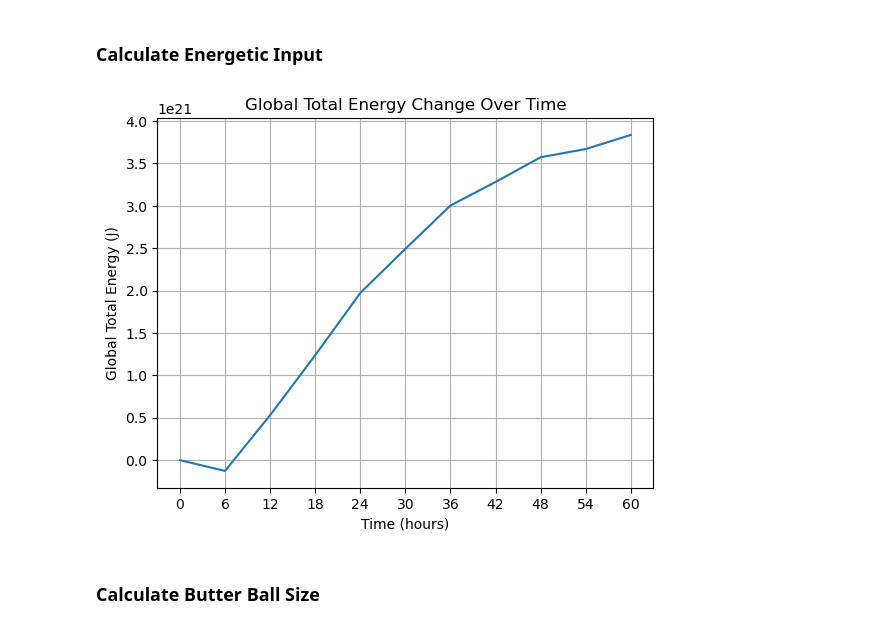
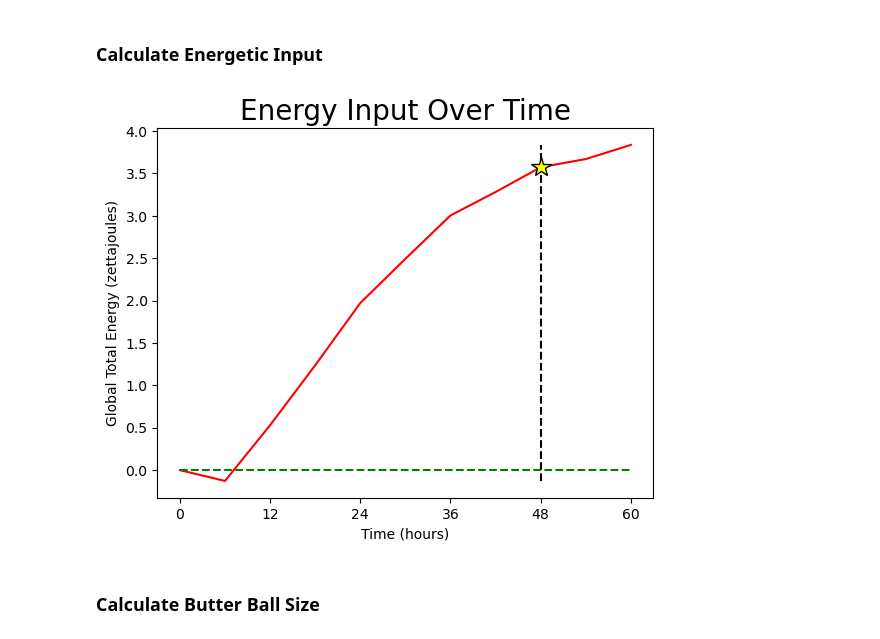
Before and after one commit to Joshua-Elms/dcmip2025_idealized_tests, a Jupyter notebook: analysis/plot_steady_state.ipynb, the cells around one changed output. Drawn from its saved outputs; the diff is of its cells as text; code cells hidden in the pictures.

```diff
--- a/analysis/plot_steady_state.ipynb
+++ b/analysis/plot_steady_state.ipynb
@@ -215,18 +224,22 @@ plt.show()
 # %%
 R = 6.371e6 # m
 A = 4*np.pi*R**2
 ens_mem = 283
 global_te = gm_te.sel(ensemble=ens_mem) * A
 te_delta = global_te - global_te[0]
-plt.plot(time_hours, te_delta)
-plt.xticks(time_hours)
+ted_ZJ = te_delta / 1e21
+dat = ted_ZJ
+plt.plot(time_hours, dat, color="red")
+plt.xticks(time_hours[::2])
 plt.xlabel("Time (hours)")
-plt.ylabel("Global Total Energy (J)")
-plt.title("Global Total Energy Change Over Time")
-plt.grid()
+plt.ylabel("Global Total Energy (zettajoules)")
+plt.title("Energy Input Over Time", fontsize=20)
+plt.vlines(time_hours[8], dat.min(), dat.max(), color="black", linestyle="--", label="t=48 hrs")
+plt.hlines(0, time_hours.min(), time_hours.max(), color="green", linestyle="--")
+plt.plot(time_hours[8], dat[8], marker="*", markersize=15, markeredgecolor="k", color="yellow", label="t=24 hrs")
 plt.show()
 # %% [output]
-[figure, old version]
+[figure, new version]
 # %% [markdown]
 ### Calculate Butter Ball Size
 # %%
```
Also changed, not shown: parts of 4 cells of this notebook, 12 other files.
